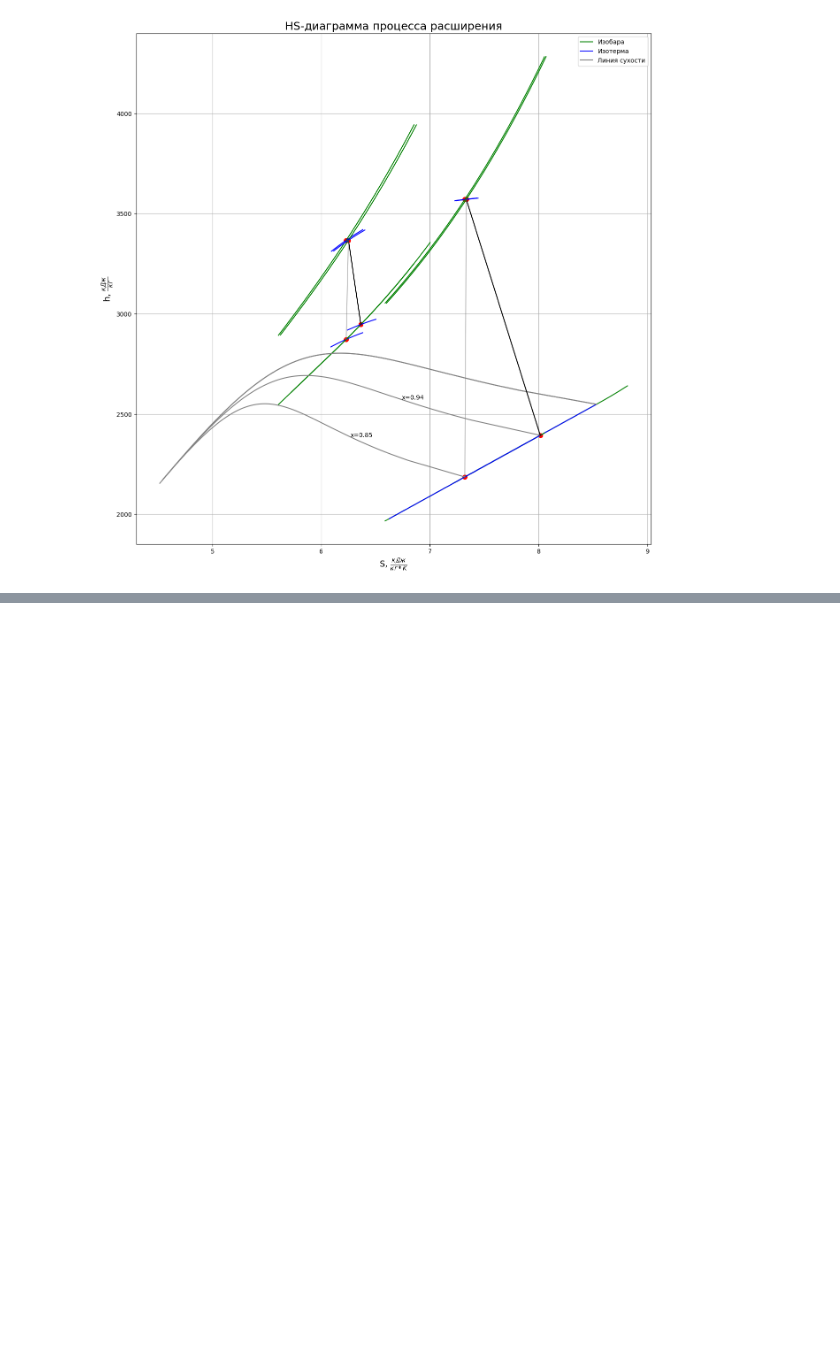
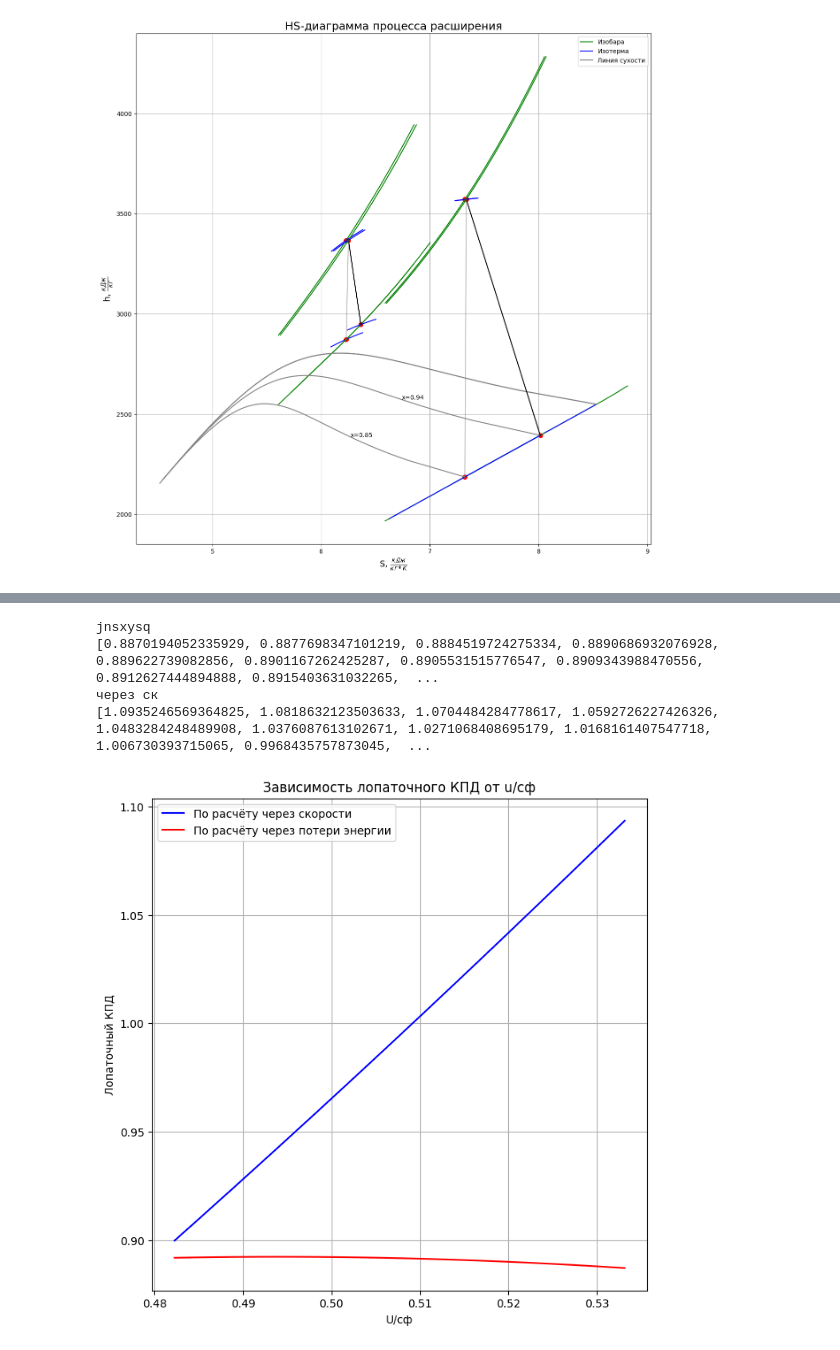
Before and after one commit to BonadykovNM/PythonTurbine, a Jupyter notebook: Курсач/Сoursework.ipynb, the cells around one changed output, grey strips where cells are left out. Drawn from its saved outputs; the diff is of its cells as text; code cells hidden in the pictures; blank space fills up the shorter version.

```diff
--- a/Курсач/Сoursework.ipynb
+++ b/Курсач/Сoursework.ipynb
@@ -248,0 +188,8 @@ IndentationError: expected an indented block (139607308.py, line 9)
+# %%
+Inner_part.efficiency_graph(point0, d_sr, n, p, H0, inlet_mass_flow)
+# %% [output]
+jnsxysq
+[0.8870194052335929, 0.8877698347101219, 0.8884519724275334, 0.8890686932076928, 0.889622739082856, 0.8901167262425287, 0.8905531515776547, 0.8909343988470556, 0.8912627444894888, 0.8915403631032265,  ...
+через ск
+[1.0935246569364825, 1.0818632123503633, 1.0704484284778617, 1.0592726227426326, 1.0483284248489908, 1.0376087613102671, 1.0271068408695179, 1.0168161407547718, 1.006730393715065, 0.9968435757873045,  ...
+[figure, added]
```
Also changed, not shown: parts of 15 cells of this notebook, 1 other file.
